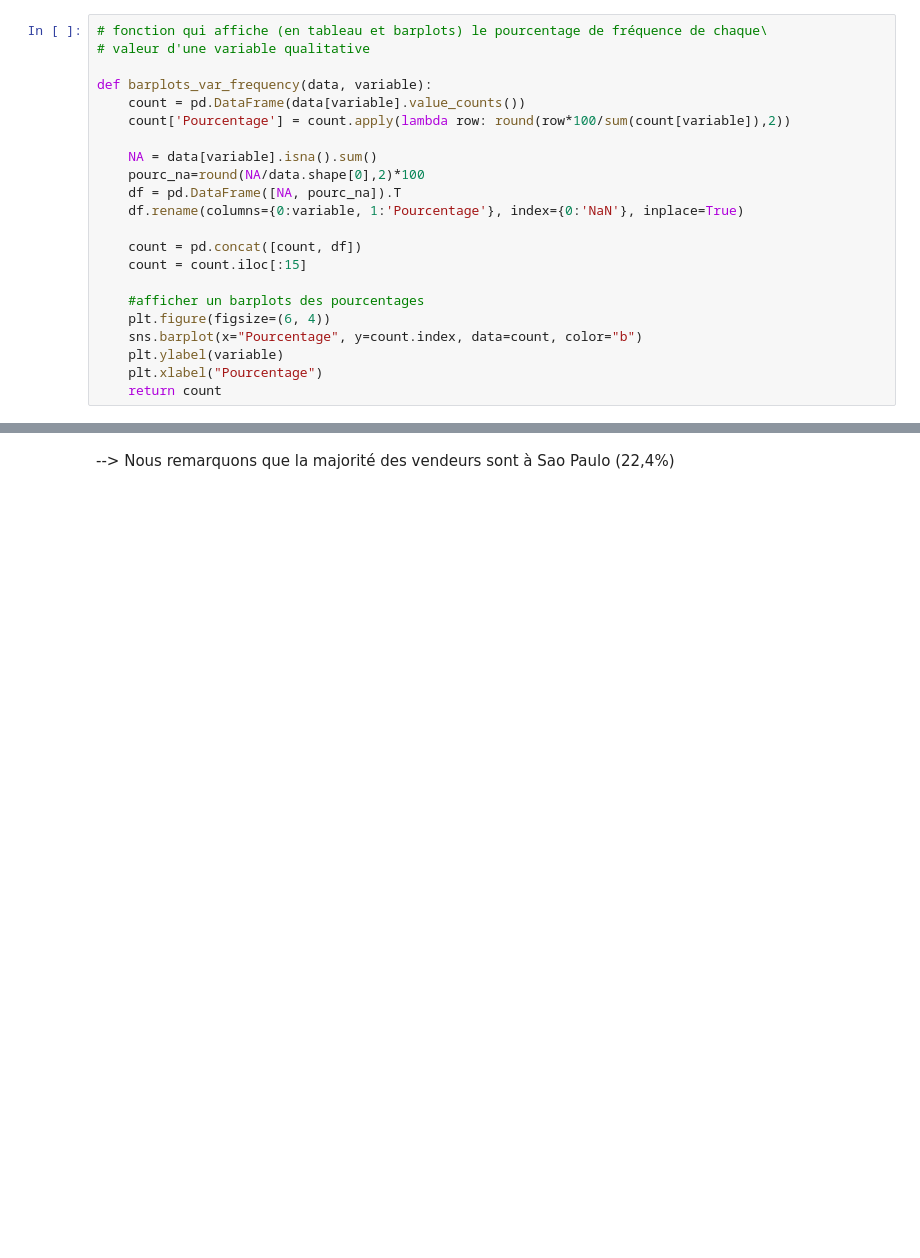
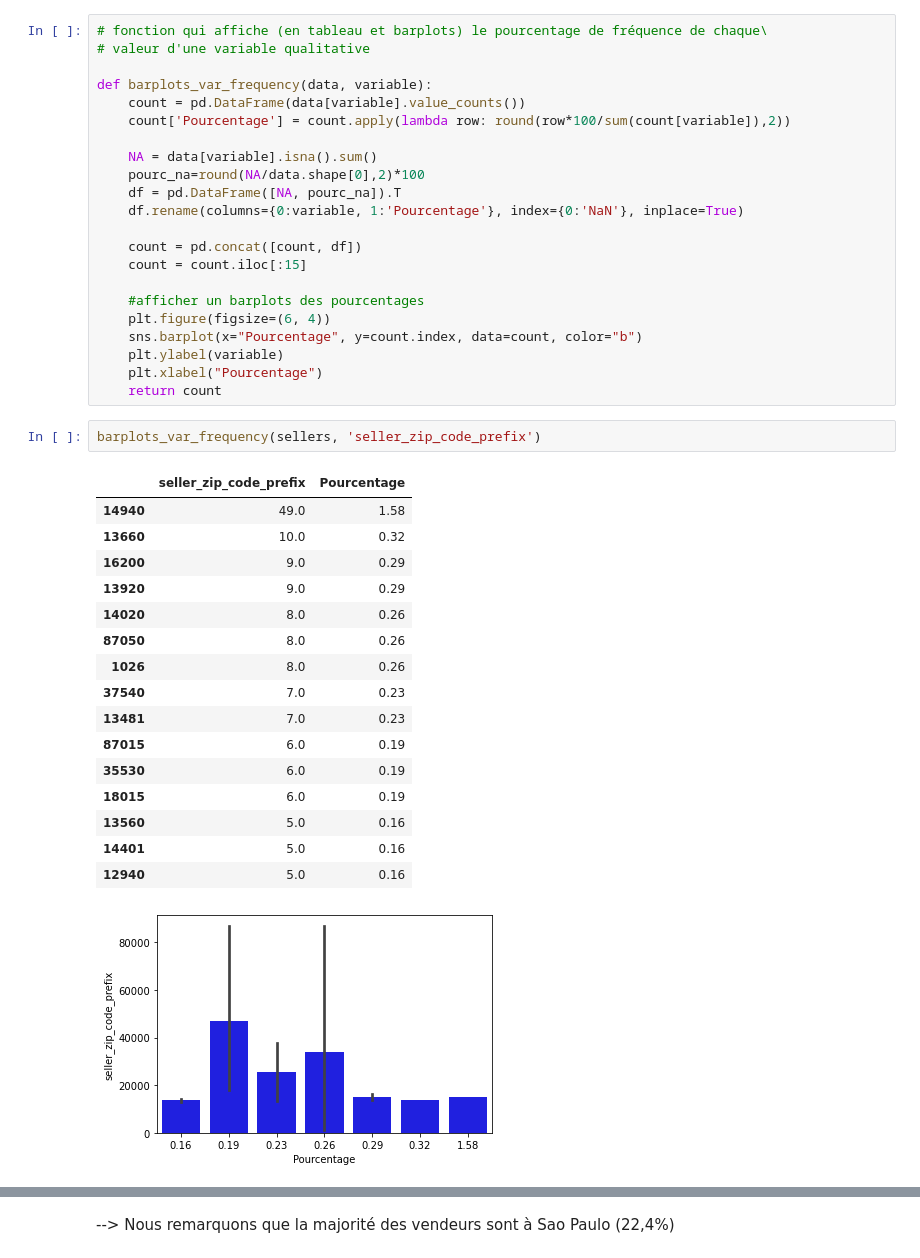
Before and after one commit to Soumaya-kh/POlist, a Jupyter notebook: POLIST_01_notebookanalyse.ipynb, the cells around one changed output, grey strips where cells are left out. Saved outputs shown, nothing was run; the diff lists cells and outputs as text; blank space fills up the shorter version.

```diff
--- a/POLIST_01_notebookanalyse.ipynb
+++ b/POLIST_01_notebookanalyse.ipynb
@@ -366,6 +376,26 @@ def barplots_var_frequency(data, variable):
     plt.ylabel(variable)
     plt.xlabel("Pourcentage")
     return count
+# %%
+barplots_var_frequency(sellers, 'seller_zip_code_prefix')
+# %% [output]
+|  | seller_zip_code_prefix | Pourcentage |
+| 14940 | 49.0 | 1.58 |
+| 13660 | 10.0 | 0.32 |
+| 16200 | 9.0 | 0.29 |
+| 13920 | 9.0 | 0.29 |
+| 14020 | 8.0 | 0.26 |
+| 87050 | 8.0 | 0.26 |
+| 1026 | 8.0 | 0.26 |
+| 37540 | 7.0 | 0.23 |
+| 13481 | 7.0 | 0.23 |
+| 87015 | 6.0 | 0.19 |
+| 35530 | 6.0 | 0.19 |
+| 18015 | 6.0 | 0.19 |
+| 13560 | 5.0 | 0.16 |
+| 14401 | 5.0 | 0.16 |
+| 12940 | 5.0 | 0.16 |
+[figure, added]
 # %%
 barplots_var_frequency(sellers, 'seller_city')
 # %% [output]
```
Also changed, not shown: parts of 119 cells of this notebook.
